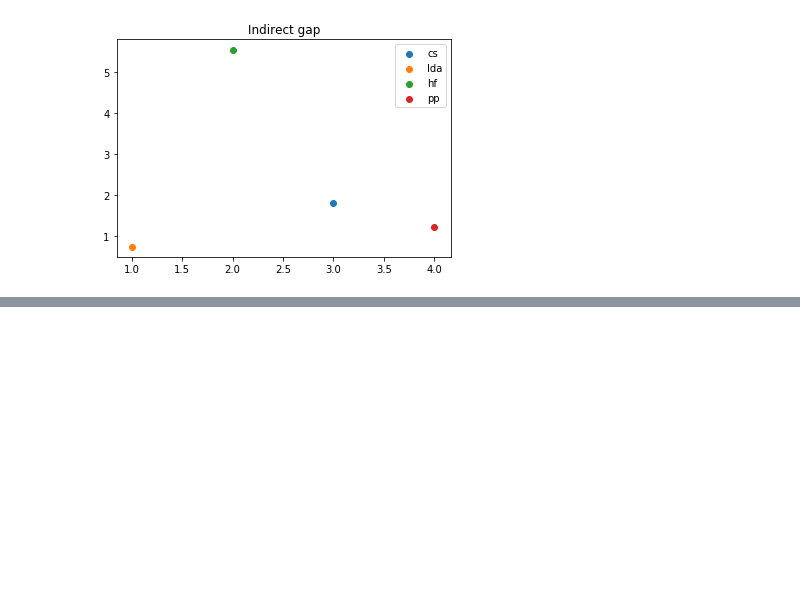
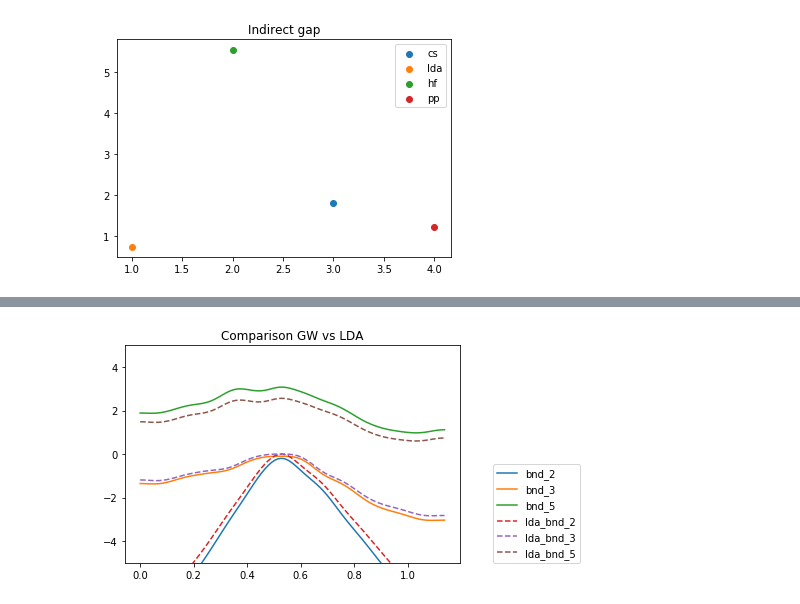
Before and after one commit to marcodalessandro76/Yambo-nb, a Jupyter notebook: Si-equilibrium/GW convergence analysis/GW Convergence Analysis.ipynb, the cells around one changed output, grey strips where cells are left out. Saved outputs shown, nothing was run; the diff lists cells and outputs as text; code cells hidden in the pictures; blank space fills up the shorter version.

```diff
--- a/Si-equilibrium/GW convergence analysis/GW Convergence Analysis.ipynb
+++ b/Si-equilibrium/GW convergence analysis/GW Convergence Analysis.ipynb
@@ -657,0 +649,3 @@ execute : cd yambo/k2_nb60 ; mpirun -np 8 yambo -F yambo2.in -J prova -C prova
+# %%
+yamboDic[kval][100]['lda_bands'] = {'jobName' : 'lda'}
+lda = yamboDic[kval][100]['lda_bands']
@@ -657,0 +662,20 @@ execute : cd yambo/k2_nb60 ; mpirun -np 8 yambo -F yambo2.in -J prova -C prova
+# %%
+k = study['bnds']['results']['kaxis']
+for b in [2,3,5]:
+    if b >= firstbnd and b <= lastbnd:
+        bshift = b-firstbnd
+        bndS = study['bnds']['results']['bndStructure'][bshift]
+        plt.plot(k,bndS,label='bnd_'+str(b))
+
+k = lda['bnds']['results']['kaxis']
+for b in [2,3,5]:
+    if b >= firstbnd and b <= lastbnd:
+        bshift = b-firstbnd
+        bndS = lda['bnds']['results']['bndStructure'][bshift]
+        plt.plot(k,bndS,linestyle = '--',label='lda_bnd_'+str(b))
+plt.ylim(-5,5)
+plt.title('Comparison GW vs LDA')
+plt.legend(loc=(1.1,0))
+plt.show()
+# %% [output]
+[figure, added]
```
Also changed, not shown: parts of 25 cells of this notebook, 1 other file.
